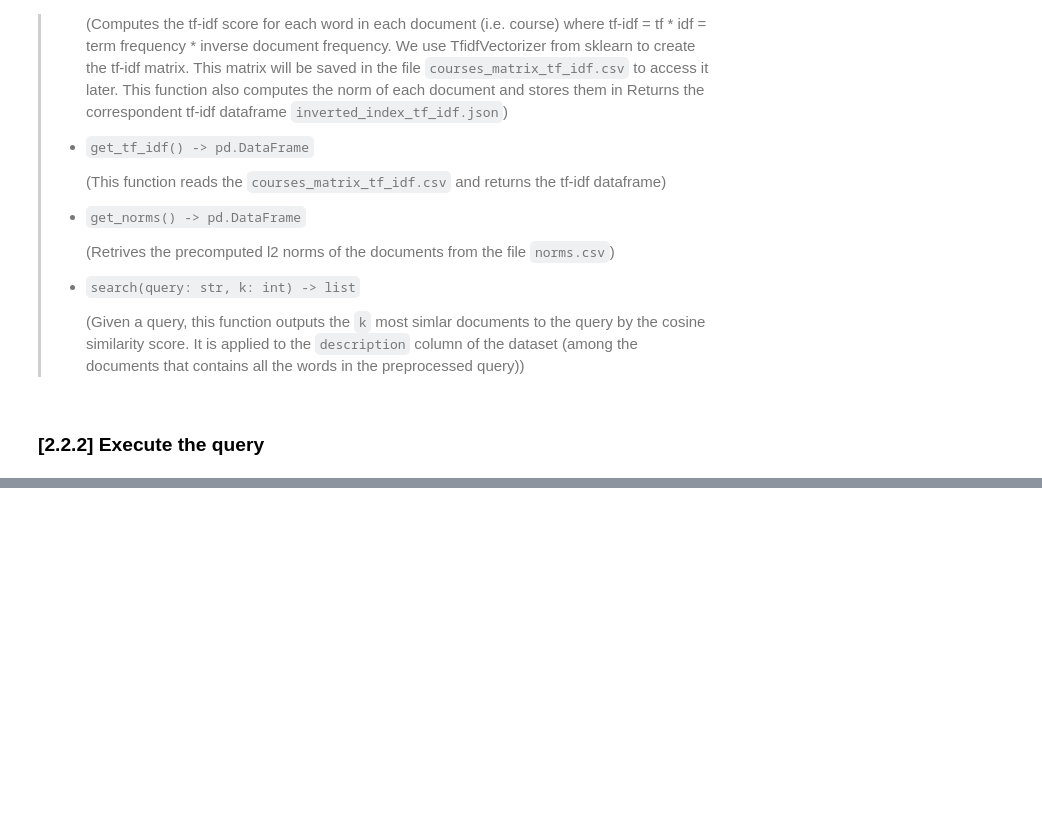
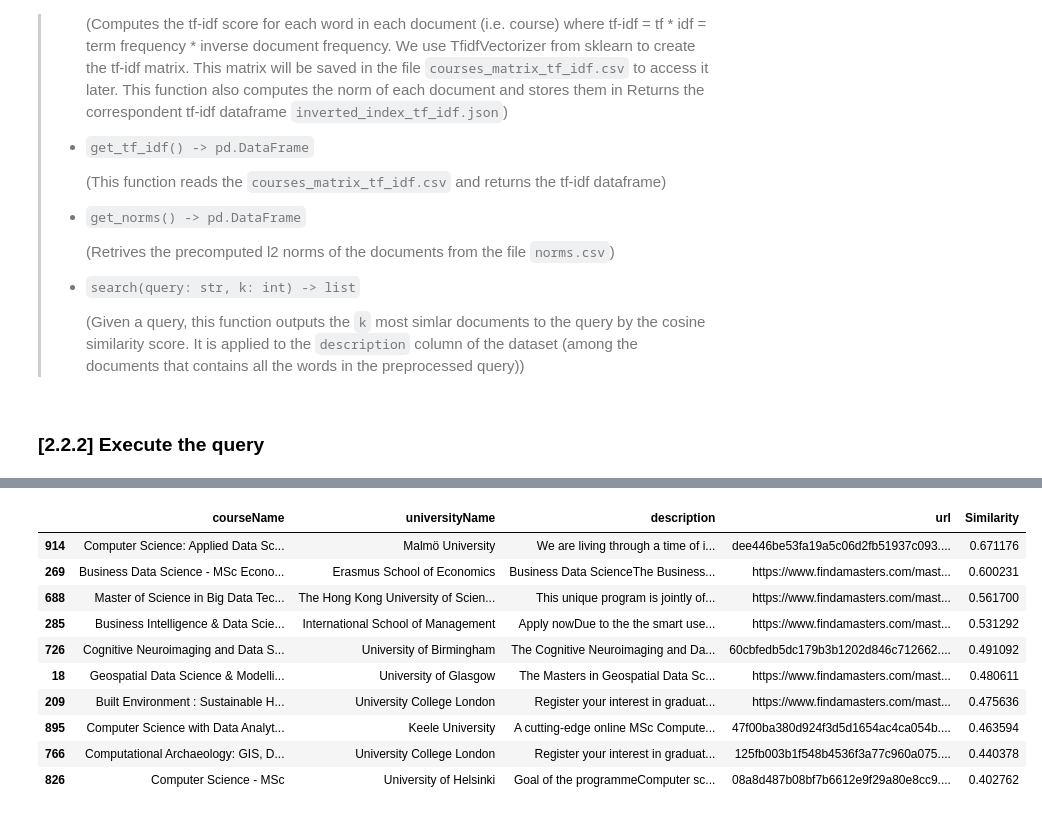
Before and after one commit to lauraaconcari/ADM_HW3, a Jupyter notebook: HW3-RQ2.ipynb, the cells around one changed output, grey strips where cells are left out. Saved outputs shown, nothing was run; the diff lists cells and outputs as text; code cells hidden in the pictures; blank space fills up the shorter version.

```diff
--- a/HW3-RQ2.ipynb
+++ b/HW3-RQ2.ipynb
@@ -331,0 +363,30 @@ df_results[['courseName','universityName','description','url','Similarity']]
+# %%
+# Example query
+query = "data science"
+
+heap_result = engine_v3.search(query, k = 10)
+
+# 'Popping' all the element from the heap to build the DataFrame
+df_results = pd.DataFrame(columns = ['index'] + df.columns.tolist() + ['Similarity'])
+if heap_result is not None:
+  for _ in range(len(heap_result)):
+    similarity, elem = heapq.heappop(heap_result)
+
+    row = pd.DataFrame(data = [elem], columns = ['index'] + df.columns.tolist() + ['Similarity'])
+    row.reset_index(drop=True, inplace=True)
+    row.set_index('index', inplace=True)
+    df_results = pd.concat([df_results, row])
+
+df_results[['courseName','universityName','description','url','Similarity']]
+# %% [output]
+|  | courseName | universityName | description | url | Similarity |
+| 914 | Computer Science: Applied Data Sc... | Malmö University | We are living through a time of i... | dee446be53fa19a5c06d2fb51937c093.... | 0.671176 |
+| 269 | Business Data Science - MSc Econo... | Erasmus School of Economics | Business Data ScienceThe Business... | https://www.findamasters.com/mast... | 0.600231 |
+| 688 | Master of Science in Big Data Tec... | The Hong Kong University of Scien... | This unique program is jointly of... | https://www.findamasters.com/mast... | 0.561700 |
+| 285 | Business Intelligence & Data Scie... | International School of Management | Apply nowDue to the the smart use... | https://www.findamasters.com/mast... | 0.531292 |
+| 726 | Cognitive Neuroimaging and Data S... | University of Birmingham | The Cognitive Neuroimaging and Da... | 60cbfedb5dc179b3b1202d846c712662.... | 0.491092 |
+| 18 | Geospatial Data Science & Modelli... | University of Glasgow | The Masters in Geospatial Data Sc... | https://www.findamasters.com/mast... | 0.480611 |
+| 209 | Built Environment : Sustainable H... | University College London | Register your interest in graduat... | https://www.findamasters.com/mast... | 0.475636 |
+| 895 | Computer Science with Data Analyt... | Keele University | A cutting-edge online MSc Compute... | 47f00ba380d924f3d5d1654ac4ca054b.... | 0.463594 |
+| 766 | Computational Archaeology: GIS, D... | University College London | Register your interest in graduat... | 125fb003b1f548b4536f3a77c960a075.... | 0.440378 |
+| 826 | Computer Science - MSc | University of Helsinki | Goal of the pro­grammeComputer sc... | 08a8d487b08bf7b6612e9f29a80e8cc9.... | 0.402762 |
```
Also changed, not shown: parts of 10 cells of this notebook, 2 other files.
